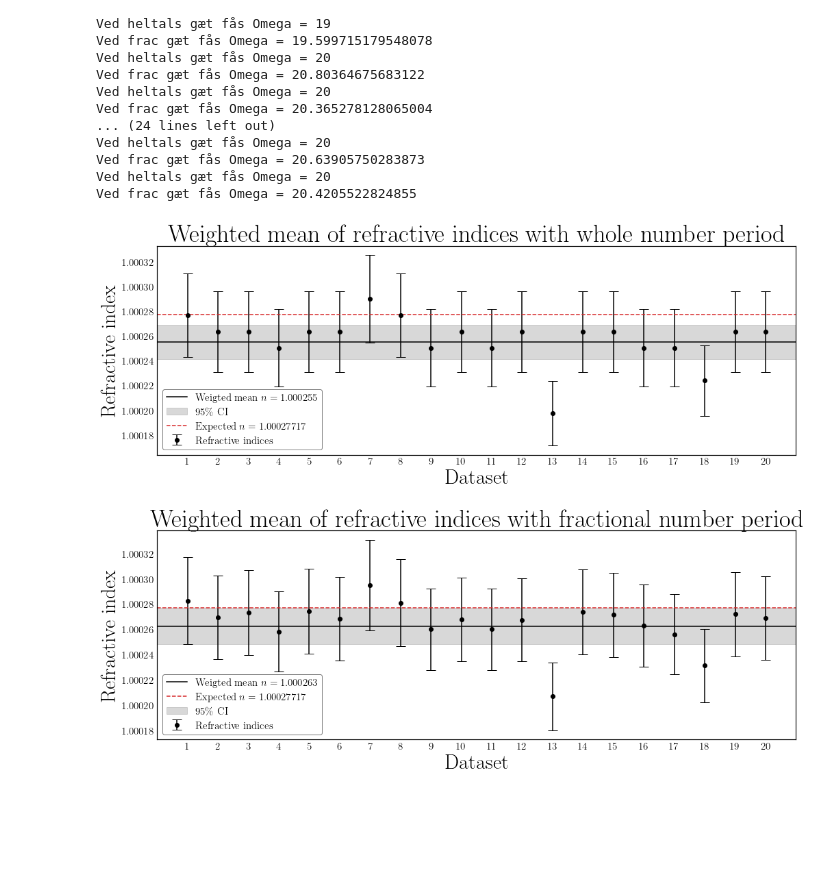
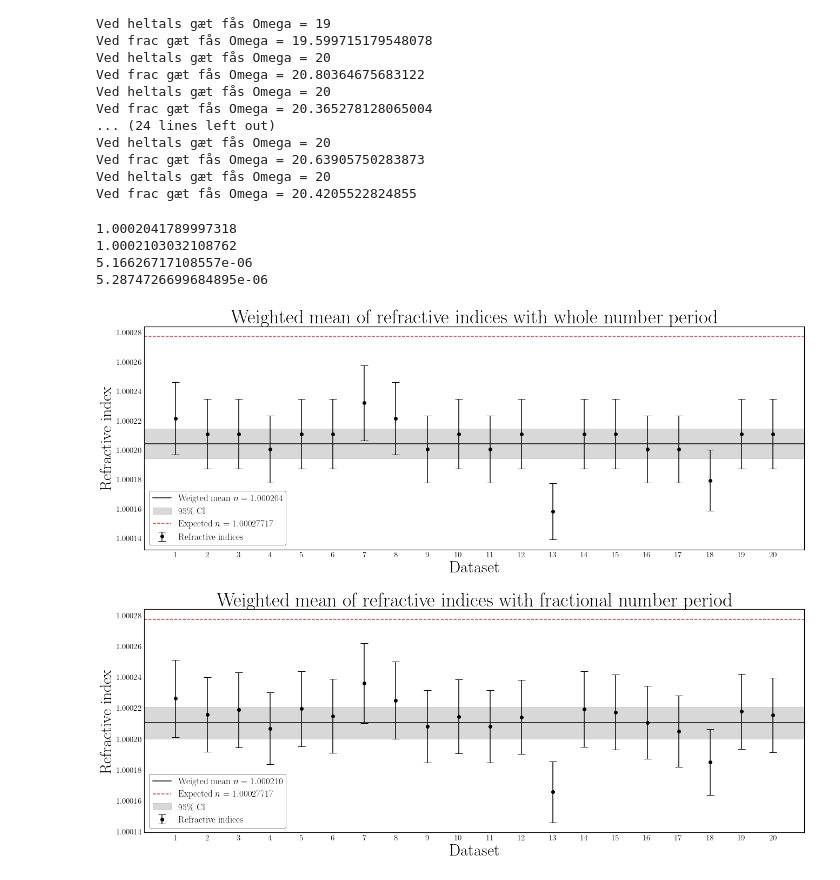
Before and after one commit to Emiliuhre/Labgruppe-Eksperimentiel-Fysik-2, a Jupyter notebook: Exercise 3/Databehandling/Aircell.ipynb, the cells around one changed output. Cells and saved outputs as stored; diff of their text form; code cells hidden in the pictures; blank space fills up the shorter version.

```diff
--- a/Exercise 3/Databehandling/Aircell.ipynb
+++ b/Exercise 3/Databehandling/Aircell.ipynb
@@ -13,7 +13,7 @@ plt.rc("text", usetex = True)
 plt.rc("figure", figsize = (12, 6), dpi = 72)
 plt.rc("ytick.major", width = 1)
 plt.rc("xtick.major", width = 1)
-plt.rc("legend", fontsize = 15, framealpha = 0.5, edgecolor = "black", fancybox = True)
+plt.rc("legend", fontsize = 17, framealpha = 0.5, edgecolor = "black", fancybox = True)
 # %%
 def pointFinder(y, t, ofs=0, err=0.1, datpointserr=500):
     # Centrer signalet omkring 0 for nemmere beregning
@@ -99,7 +99,9 @@ l = 632.8e-9 #m
 L = 6e-2 #m
 
 #Atmosfærisk tryk defineres
-p0 = 1.111 #atm
+p0 = 1 #atm
+#p0 = 1.137 #Lig den forventede værdi
+#p0 = 1.111 #Indenfor konfidensintervallet
 
 #Usikkerheder defineres
 sigmaOmega = 1
@@ -240,42 +242,48 @@ sigmasz = nsz[:,1]
 sigmasfrac = nsfrac[:,1]
 navgz = np.average(refIndeciesz, weights=1/sigmasz**2)
 navgfrac = np.average(refIndeciesfrac, weights=1/sigmasfrac**2)
-
+print(navgz)
+print(navgfrac)
 # Standard error på weighted mean
 sigma_mean_z = np.sqrt(1 / np.sum(1 / sigmasz**2))
 sigma_mean_frac = np.sqrt(1 / np.sum(1 / sigmasfrac**2))
-
+print(sigma_mean_z)
+print(sigma_mean_frac)
 # 95% CI
 ci_z = 1.96 * sigma_mean_z
 ci_frac = 1.96 * sigma_mean_frac
 
 xs = list(range(22))
 
-fig, axes = plt.subplots(2, 1, figsize=(15,12))
+fig, axes = plt.subplots(2, 1, figsize=(19,15))
 axes[0].get_yaxis().get_major_formatter().set_useOffset(False)
 axes[0].errorbar(list(range(1, len(nsz)+1)), refIndeciesz, fmt="o", color="black", yerr=sigmasz, label="Refractive indices", capsize = 7)
 axes[0].axhline(navgz, color="black", label=f"Weigted mean $n = {navgz:.6f}$")
 axes[0].fill_between(xs, navgz - ci_z, navgz + ci_z, color="gray", alpha=0.3, label="$95\\%$ CI")
 axes[0].axhline(1.00027717, color="C3", linestyle="--", label=f"Expected $n = 1.00027717$")
 axes[0].set_ylabel("Refractive index")
 axes[0].set_title("Weighted mean of refractive indices with whole number period")
 axes[0].set_xticks(list(range(1, len(nsz)+1)))
 axes[0].set_xlabel("Dataset")
 axes[0].set_xlim(0, 21)
 axes[0].legend()
 
 axes[1].get_yaxis().get_major_formatter().set_useOffset(False)
 axes[1].errorbar(list(range(1, len(nsfrac)+1)), refIndeciesfrac, fmt="o", color="black", yerr=sigmasfrac, label="Refractive indices", capsize = 7)
 axes[1].axhline(navgfrac, color="black", label=f"Weigted mean $n = {navgfrac:.6f}$")
 axes[1].axhline(1.00027717, color="C3", linestyle="--", label=f"Expected $n = 1.00027717$")
 axes[1].set_ylabel("Refractive index")
 axes[1].set_title("Weighted mean of refractive indices with fractional number period")
 axes[1].set_xticks(list(range(1, len(nsfrac)+1)))
 axes[1].fill_between(xs, navgfrac - ci_frac, navgfrac + ci_frac, color="gray", alpha=0.3, label="$95\\%$ CI")
 axes[1].set_xlabel("Dataset")
 axes[1].set_xlim(0, 21)
 axes[1].legend()
 
 fig.tight_layout()
 # %% [output]
+1.0002041789997318
+1.0002103032108762
+5.16626717108557e-06
+5.2874726699684895e-06
-[figure, old version]
+[figure, new version]
```
Also changed, not shown: parts of 1 cell of this notebook, 3 other files.
